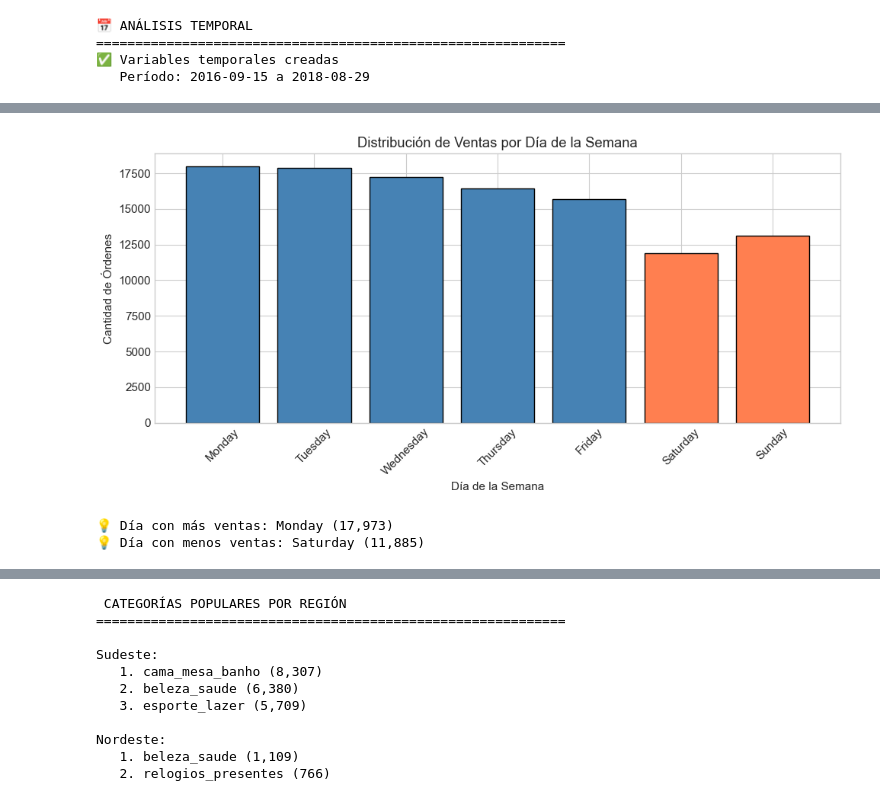
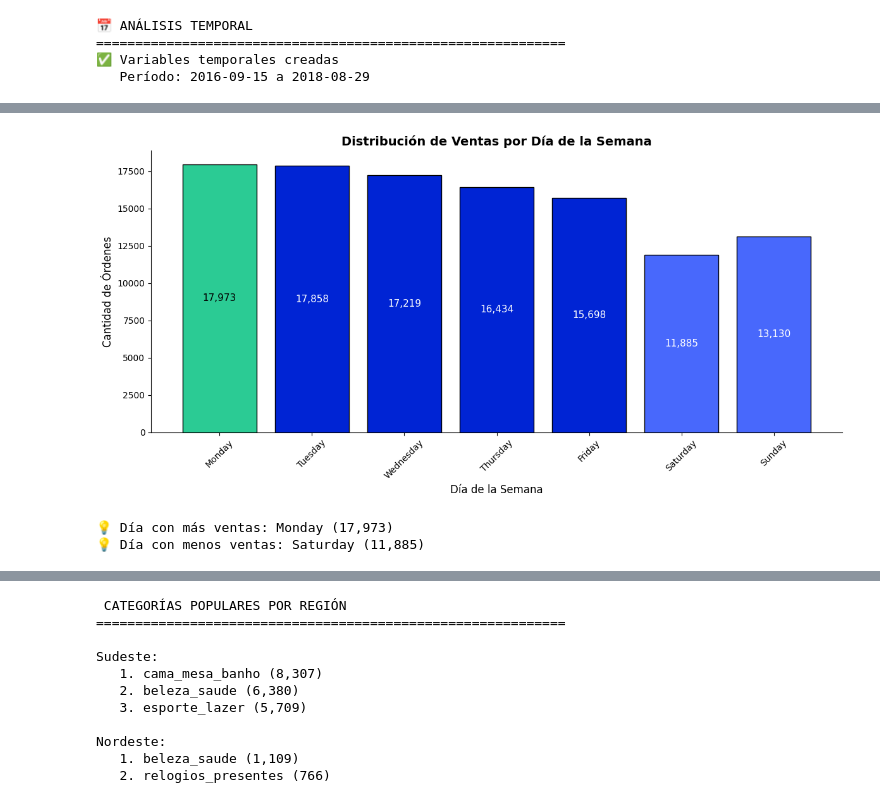
Before and after one commit to Mtobar23/PF_DSFT01, a Jupyter notebook: EDA_Olist.ipynb, the cells around one changed output, grey strips where cells are left out. Saved outputs shown, nothing was run; the diff lists cells and outputs as text; code cells hidden in the pictures.

```diff
--- a/EDA_Olist.ipynb
+++ b/EDA_Olist.ipynb
@@ -540,20 +631,54 @@ print(f"📊 Mes con menos ventas: {ventas_mes.idxmin()} ({ventas_mes.min():,}
 # %%
+# 1. Preparación de datos
 dias_orden = ['Monday', 'Tuesday', 'Wednesday', 'Thursday', 'Friday', 'Saturday', 'Sunday']
 ventas_dia = df['day_name'].value_counts().reindex(dias_orden)
 
-fig, ax = plt.subplots(figsize=(10, 5))
-colors = ['steelblue' if d not in ['Saturday', 'Sunday'] else 'coral' for d in dias_orden]
-ax.bar(ventas_dia.index, ventas_dia.values, color=colors, edgecolor='black')
-ax.set_xlabel('Día de la Semana')
-ax.set_ylabel('Cantidad de Órdenes')
-ax.set_title('Distribución de Ventas por Día de la Semana')
+# 2. Definición de lógica de colores
+# Identificar valor máximo y los dos mínimos
+max_val = ventas_dia.max()
+dos_minimos = ventas_dia.nsmallest(2).values
+
+colors = []
+for val in ventas_dia.values:
+    if val == max_val:
+        colors.append('#2bcb94') # Turquesa (Máximo)
+    elif val in dos_minimos:
+        colors.append('#4868fc') # Azul claro (Mínimos)
+    else:
+        colors.append('#0024d4') # Azul oscuro (Otros)
+
+# 3. Creación del gráfico
+fig, ax = plt.subplots(figsize=(12, 6))
+bars = ax.bar(ventas_dia.index, ventas_dia.values, color=colors, edgecolor='black')
+
+# 4. Etiquetas dentro de las barras con lógica de color de fuente
+for bar, color in zip(bars, colors):
+    height = bar.get_height()
+    # Si el color es el azul oscuro (#0024d4), la letra es blanca. Si no, negra.
+    text_color = 'black' if color == '#2bcb94' else 'white'
+
+    ax.text(bar.get_x() + bar.get_width()/2., height/2,
+            f'{int(height):,}',
+            ha='center', va='center',
+            color=text_color, fontweight='normal', fontsize=11)
+
+# 5. Estética y títulos
+ax.set_xlabel('Día de la Semana', fontsize=12)
+ax.set_ylabel('Cantidad de Órdenes', fontsize=12)
+ax.set_title('Distribución de Ventas por Día de la Semana', fontsize=14, fontweight='bold')
+
+# Limpiar bordes
+ax.spines['top'].set_visible(False)
+ax.spines['right'].set_visible(False)
+
 plt.xticks(rotation=45)
 plt.tight_layout()
 plt.show()
 
+# 6. Insights
 print(f"\n💡 Día con más ventas: {ventas_dia.idxmax()} ({ventas_dia.max():,})")
 print(f"💡 Día con menos ventas: {ventas_dia.idxmin()} ({ventas_dia.min():,})")
 # %% [output]
-[figure, old version]
+[figure, new version]
 💡 Día con más ventas: Monday (17,973)
 💡 Día con menos ventas: Saturday (11,885)
```
Also changed, not shown: parts of 18 cells of this notebook.
